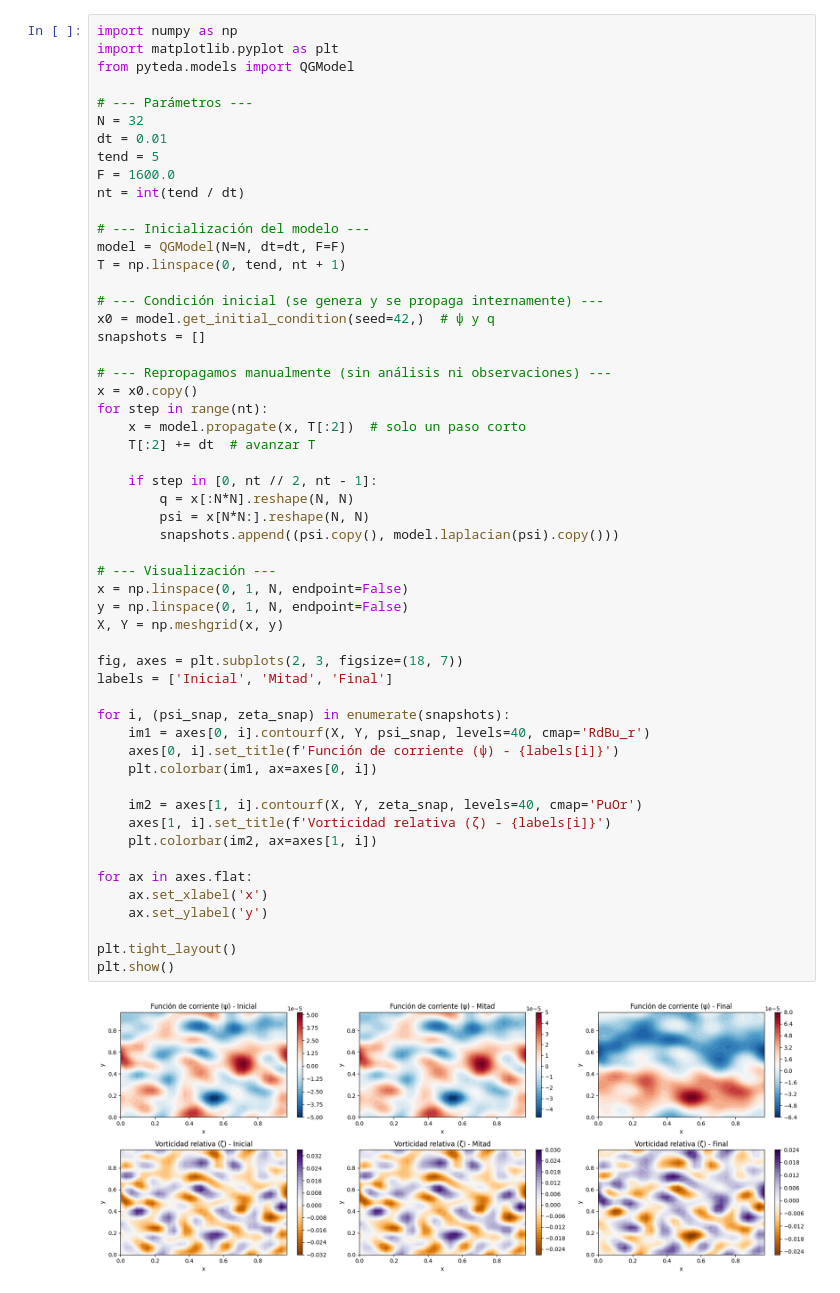
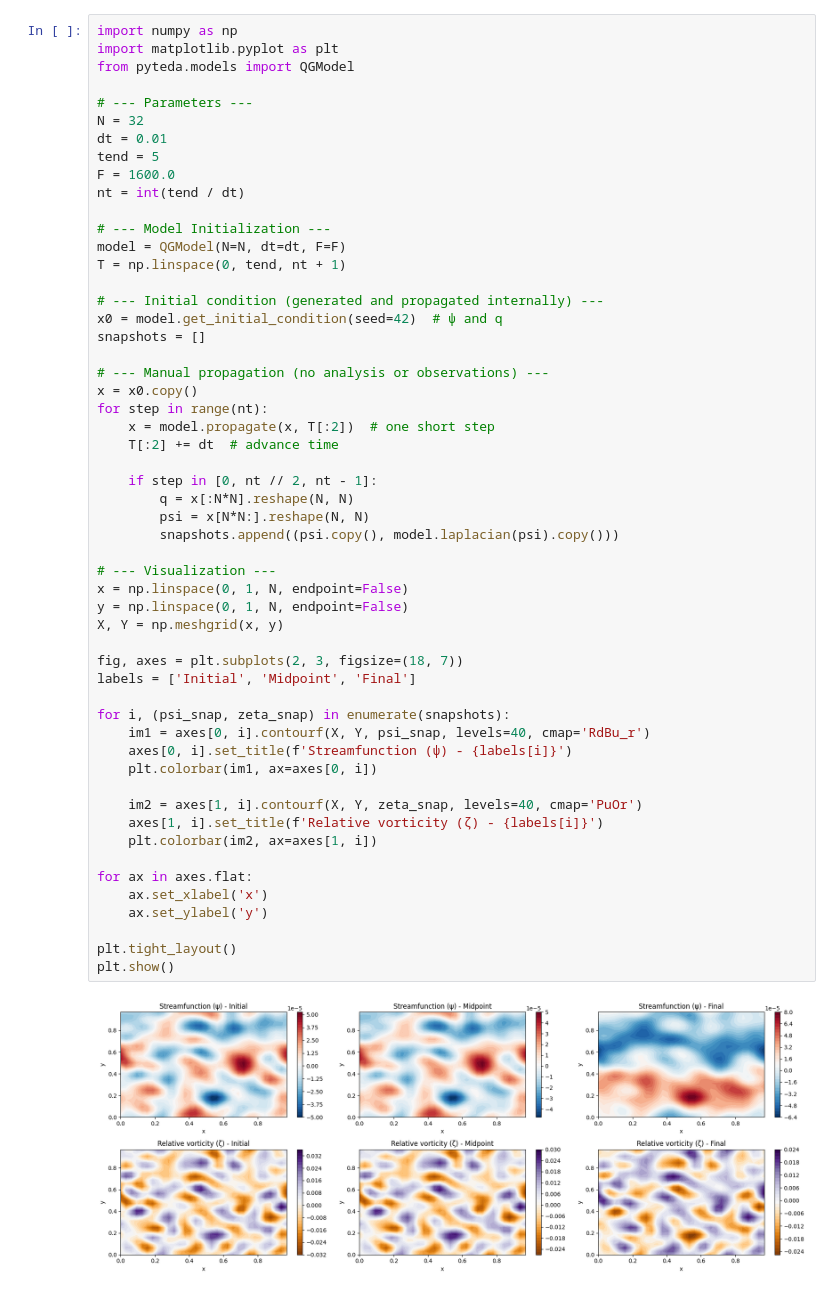
Before and after one commit to enino84/TEDA, a Jupyter notebook: examples/using_the_QG_model.ipynb, the cells around one changed output. Saved outputs shown, nothing was run; the diff lists cells and outputs as text.

```diff
--- a/examples/using_the_QG_model.ipynb
+++ b/examples/using_the_QG_model.ipynb
@@ -3,54 +3,54 @@ import numpy as np
 import matplotlib.pyplot as plt
 from pyteda.models import QGModel
 
-# --- Parámetros ---
+# --- Parameters ---
 N = 32
 dt = 0.01
 tend = 5
 F = 1600.0
 nt = int(tend / dt)
 
-# --- Inicialización del modelo ---
+# --- Model Initialization ---
 model = QGModel(N=N, dt=dt, F=F)
 T = np.linspace(0, tend, nt + 1)
 
-# --- Condición inicial (se genera y se propaga internamente) ---
-x0 = model.get_initial_condition(seed=42,)  # ψ y q
+# --- Initial condition (generated and propagated internally) ---
+x0 = model.get_initial_condition(seed=42)  # ψ and q
 snapshots = []
 
-# --- Repropagamos manualmente (sin análisis ni observaciones) ---
+# --- Manual propagation (no analysis or observations) ---
 x = x0.copy()
 for step in range(nt):
-    x = model.propagate(x, T[:2])  # solo un paso corto
-    T[:2] += dt  # avanzar T
+    x = model.propagate(x, T[:2])  # one short step
+    T[:2] += dt  # advance time
 
     if step in [0, nt // 2, nt - 1]:
         q = x[:N*N].reshape(N, N)
         psi = x[N*N:].reshape(N, N)
         snapshots.append((psi.copy(), model.laplacian(psi).copy()))
 
-# --- Visualización ---
+# --- Visualization ---
 x = np.linspace(0, 1, N, endpoint=False)
 y = np.linspace(0, 1, N, endpoint=False)
 X, Y = np.meshgrid(x, y)
 
 fig, axes = plt.subplots(2, 3, figsize=(18, 7))
-labels = ['Inicial', 'Mitad', 'Final']
+labels = ['Initial', 'Midpoint', 'Final']
 
 for i, (psi_snap, zeta_snap) in enumerate(snapshots):
     im1 = axes[0, i].contourf(X, Y, psi_snap, levels=40, cmap='RdBu_r')
-    axes[0, i].set_title(f'Función de corriente (ψ) - {labels[i]}')
+    axes[0, i].set_title(f'Streamfunction (ψ) - {labels[i]}')
     plt.colorbar(im1, ax=axes[0, i])
 
     im2 = axes[1, i].contourf(X, Y, zeta_snap, levels=40, cmap='PuOr')
-    axes[1, i].set_title(f'Vorticidad relativa (ζ) - {labels[i]}')
+    axes[1, i].set_title(f'Relative vorticity (ζ) - {labels[i]}')
     plt.colorbar(im2, ax=axes[1, i])
 
 for ax in axes.flat:
     ax.set_xlabel('x')
     ax.set_ylabel('y')
 
 plt.tight_layout()
 plt.show()
 # %% [output]
-[figure, old version]
+[figure, new version]
```
Also changed, not shown: 4 other files.
